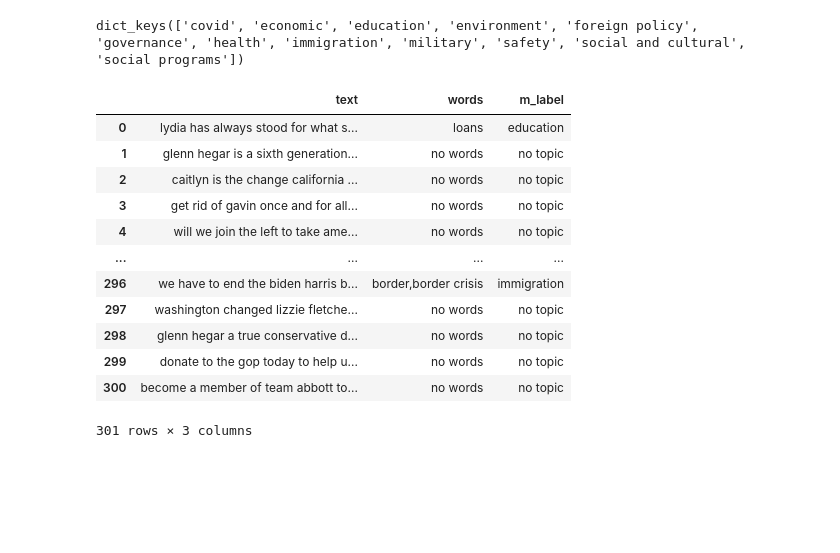
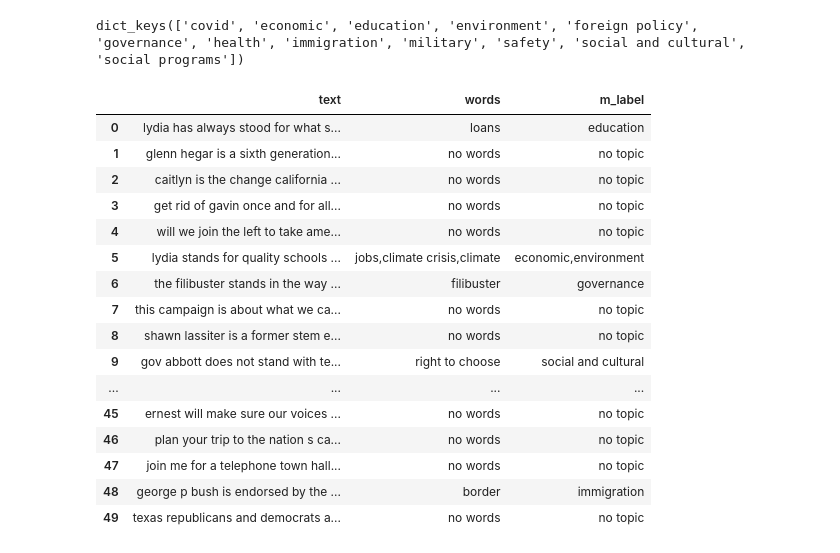
Before and after one commit to sfchronicle/ml-political-ads, a Jupyter notebook: scrape_text.ipynb, the cells around one changed output. Drawn from its saved outputs; the diff is of its cells as text; code cells hidden in the pictures; blank space fills up the shorter version.

```diff
--- a/scrape_text.ipynb
+++ b/scrape_text.ipynb
@@ -236,18 +236,22 @@ df_texas['m_label'] = df_texas['words'].apply(lambda x: find_topic(x,dic1))
 # %%
 df_texas['m_label'] = df_texas['m_label'].apply(lambda x: 'no topic' if x=='' else x)
 # %%
-df_texas
+df_texas.head(50)
 # %% [output]
 |  | text | words | m_label |
 | 0 | lydia has always stood for what s... | loans | education |
 | 1 | glenn hegar is a sixth generation... | no words | no topic |
 | 2 | caitlyn is the change california ... | no words | no topic |
 | 3 | get rid of gavin once and for all... | no words | no topic |
 | 4 | will we join the left to take ame... | no words | no topic |
+| 5 | lydia stands for quality schools ... | jobs,climate crisis,climate | economic,environment |
+| 6 | the filibuster stands in the way ... | filibuster | governance |
+| 7 | this campaign is about what we ca... | no words | no topic |
+| 8 | shawn lassiter is a former stem e... | no words | no topic |
+| 9 | gov abbott does not stand with te... | right to choose | social and cultural |
 | ... | ... | ... | ... |
-| 296 | we have to end the biden harris b... | border,border crisis | immigration |
-| 297 | washington changed lizzie fletche... | no words | no topic |
-| 298 | glenn hegar a true conservative d... | no words | no topic |
-| 299 | donate to the gop today to help u... | no words | no topic |
-| 300 | become a member of team abbott to... | no words | no topic |
+| 45 | ernest will make sure our voices ... | no words | no topic |
+| 46 | plan your trip to the nation s ca... | no words | no topic |
+| 47 | join me for a telephone town hall... | no words | no topic |
+| 48 | george p bush is endorsed by the ... | border | immigration |
+| 49 | texas republicans and democrats a... | no words | no topic |
-301 rows × 3 columns
```
Also changed, not shown: parts of 6 cells of this notebook, 1 other file.
